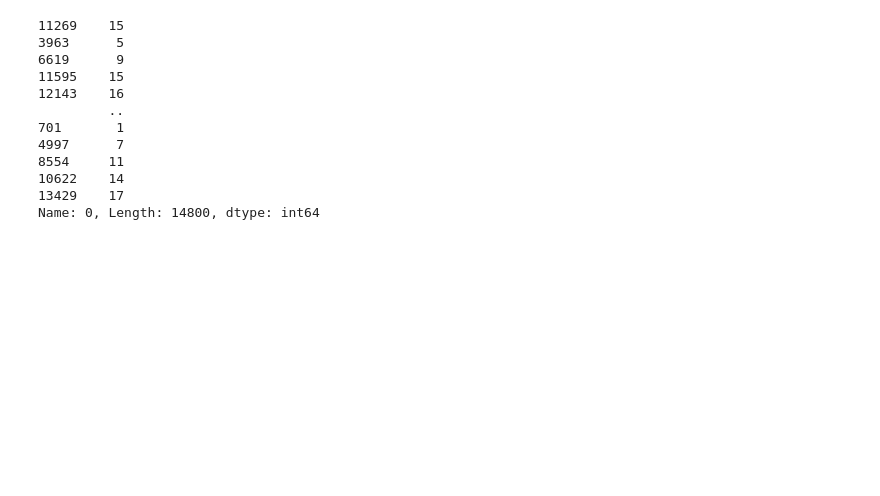
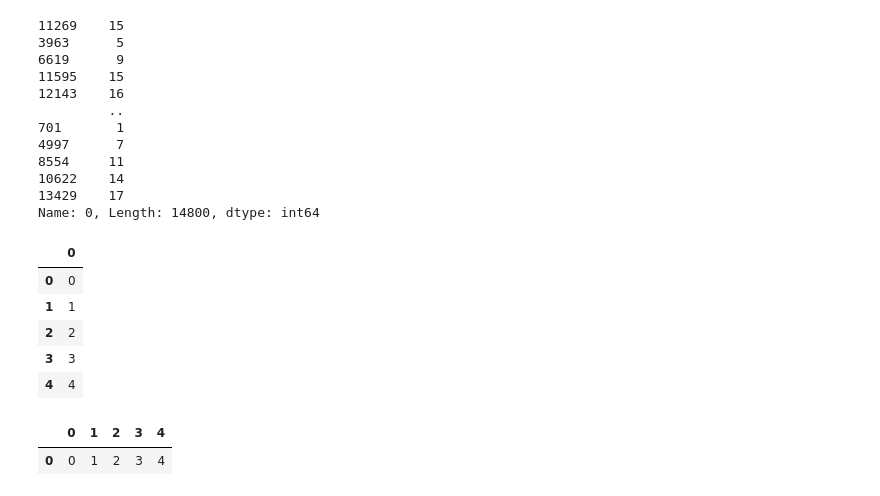
Before and after one commit to jaraycode/handwritten_recognition_IA, a Jupyter notebook: training.ipynb, the cells around one changed output. Drawn from its saved outputs; the diff is of its cells as text; code cells hidden in the pictures; blank space fills up the shorter version.

```diff
--- a/training.ipynb
+++ b/training.ipynb
@@ -155,3 +155,22 @@ df_test_label
 10622    14
 13429    17
 Name: 0, Length: 14800, dtype: int64
+# %%
+import pandas as pd
+
+data = [0,1,2,3,4]
+df = pd.DataFrame(data)
+df
+# %% [output]
+|  | 0 |
+| 0 | 0 |
+| 1 | 1 |
+| 2 | 2 |
+| 3 | 3 |
+| 4 | 4 |
+# %%
+df = df.T
+df
+# %% [output]
+|  | 0 | 1 | 2 | 3 | 4 |
+| 0 | 0 | 1 | 2 | 3 | 4 |
```
Also changed, not shown: parts of 1 cell of this notebook, 4 other files.
